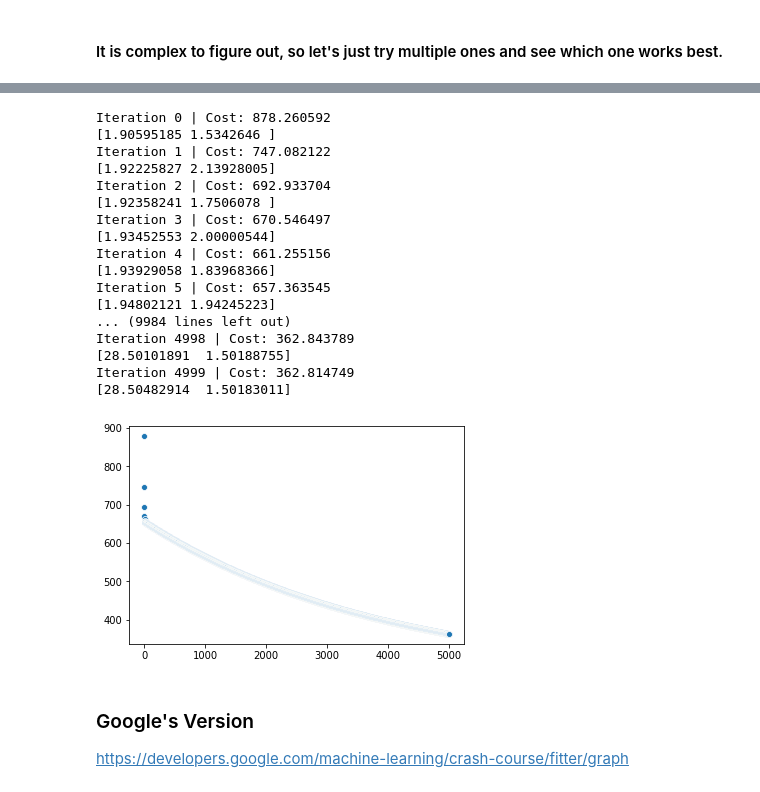
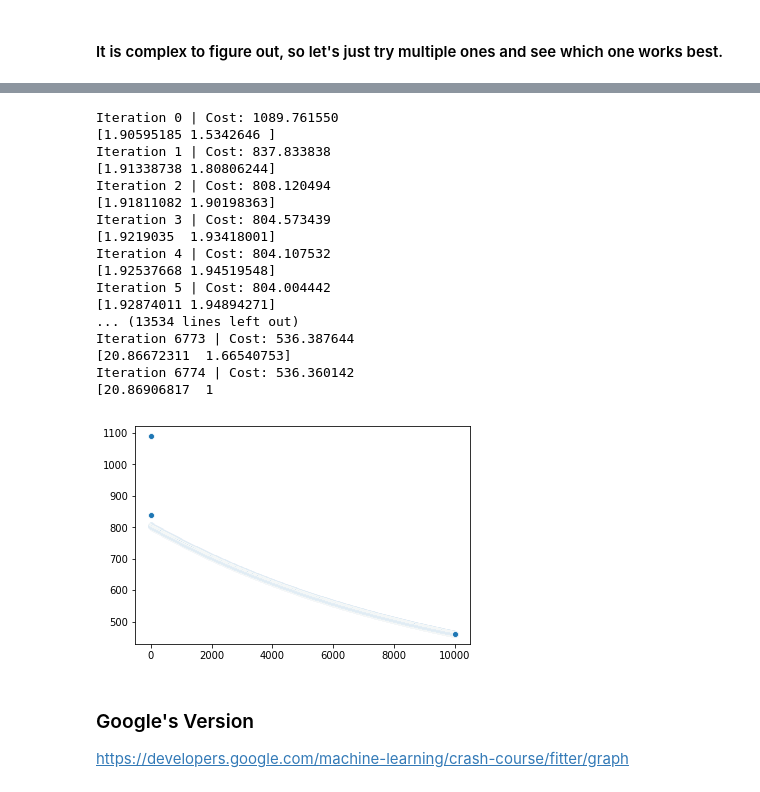
Before and after one commit to zaborowm/nyc-mhtn-ds-042219-lectures, a Jupyter notebook: Module_4/GradientDescent/Application of gradient descdent.ipynb, the cells around one changed output, grey strips where cells are left out. Cells and saved outputs as stored; diff of their text form; code cells hidden in the pictures.

```diff
--- a/Module_4/GradientDescent/Application of gradient descdent.ipynb
+++ b/Module_4/GradientDescent/Application of gradient descdent.ipynb
@@ -142,27 +142,27 @@ sns.scatterplot(x=x[:,1], y=y)
 # %%
-numEpochs= 5000
-alpha = 0.0005
+numEpochs= 10000
+alpha = 0.0002
 theta = np.array([1.90595185,1.5342646])
 gradientDescent(x, y, theta, alpha, m, numEpochs)
 # %% [output]
-Iteration 0 | Cost: 878.260592
+Iteration 0 | Cost: 1089.761550
 [1.90595185 1.5342646 ]
-Iteration 1 | Cost: 747.082122
-[1.92225827 2.13928005]
-Iteration 2 | Cost: 692.933704
-[1.92358241 1.7506078 ]
-Iteration 3 | Cost: 670.546497
-[1.93452553 2.00000544]
-Iteration 4 | Cost: 661.255156
-[1.93929058 1.83968366]
-Iteration 5 | Cost: 657.363545
-[1.94802121 1.94245223]
-... (9984 lines left out)
-Iteration 4998 | Cost: 362.843789
-[28.50101891  1.50188755]
-Iteration 4999 | Cost: 362.814749
-[28.50482914  1.50183011]
+Iteration 1 | Cost: 837.833838
+[1.91338738 1.80806244]
+Iteration 2 | Cost: 808.120494
+[1.91811082 1.90198363]
+Iteration 3 | Cost: 804.573439
+[1.9219035  1.93418001]
+Iteration 4 | Cost: 804.107532
+[1.92537668 1.94519548]
+Iteration 5 | Cost: 804.004442
+[1.92874011 1.94894271]
+... (13534 lines left out)
+Iteration 6773 | Cost: 536.387644
+[20.86672311  1.66540753]
+Iteration 6774 | Cost: 536.360142
+[20.86906817  1
-[figure, old version]
+[figure, new version]
 # %% [markdown]
 ### Google's Version
 https://developers.google.com/machine-learning/crash-course/fitter/graph
```
Also changed, not shown: parts of 1 cell of this notebook.
